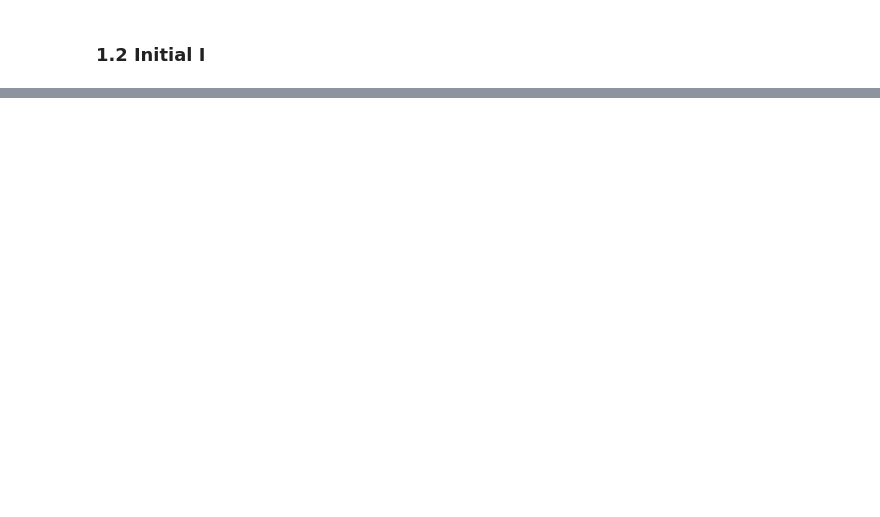
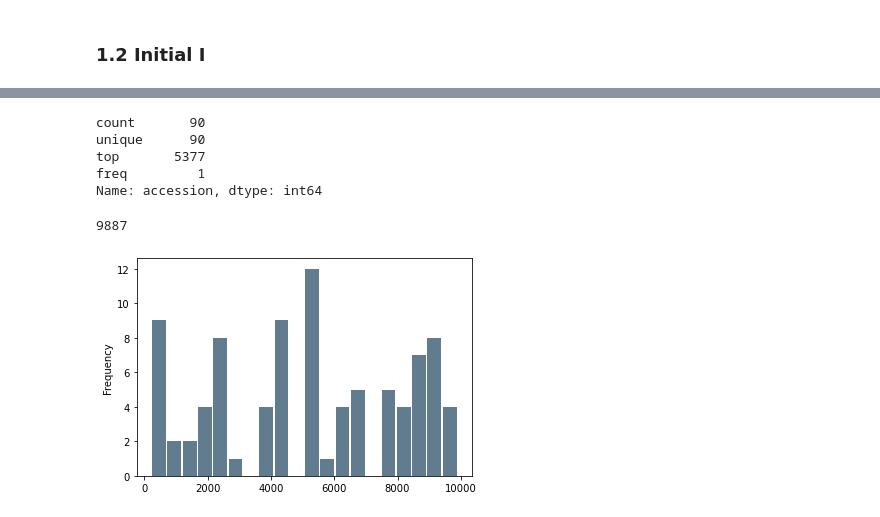
Before and after one commit to nahomiiiie/genomic_sampling, a Jupyter notebook: 01-creation.ipynb, the cells around one changed output, grey strips where cells are left out. Cells and saved outputs as stored; diff of their text form; code cells hidden in the pictures; blank space fills up the shorter version.

Commit message:
finished functions. todo:figure out time steps and sampling

```diff
--- a/01-creation.ipynb
+++ b/01-creation.ipynb
@@ -140,0 +169,40 @@ array([ 0,  2,  3,  4,  6,  7,  8,  9, 10, 11, 12, 13, 14, 16, 18, 19])
+# %%
+for day in times:
+    step = int(day)
+    hoy = datetime.date.fromisoformat('2020-03-01') + datetime.timedelta(days=step)
+    sus = agents[agents.state=="S"]
+    inf = agents[agents.state=="I"]
+
+    for ii in inf.T:
+        print(ii)
+        if agents.iloc[ii].recovery == hoy:
+            agents.at[ii, 'state'] = 'R'
+            break
+        com = agents.iloc[ii].community
+        ins = num_infected(0.3, sus[sus.community==com].index)
+        for i in ins:
+            ID =  random.randint(1,9999)
+            indID = agents.iloc[ii].accession
+            agents.at[i, 'accession'] = ID
+            agents.at[i, 'state'] = "I"
+            agents.at[i, 'infection_date'] = hoy
+            agents.at[i, 'index_ID'] = indID
+            agents.at[i, 'recovery'] = hoy + datetime.timedelta(days=round(np.random.exponential(10)))
+            #agents.at[ii, 'descendants'] = np.append(i) #this is logic is so wrong skskkssk fix
+            allseq[ID] = spot_mutation(agent_mut_num, allseq[indID])
+
+
+        outs = num_infected(0.15, sus[sus.community!=com].index)
+        for o in outs:
+            ID =  random.randint(1,9999)
+            indID = agents.iloc[ii].accession
+            agents.at[o, 'accession'] = ID
+            agents.at[o, 'state'] = "I"
+            agents.at[o, 'infection_date'] = hoy
+            agents.at[o, 'index_ID'] = indID
+            agents.at[o, 'recovery'] = hoy + datetime.timedelta(days=round(np.random.exponential(10)))
+            #agents.at[ii, 'descendants'] = np.append(o) #this is logic is so wrong skskkssk fix
+            allseq[ID] = spot_mutation(agent_mut_num, allseq[indID])
+        #print(ins)
+        #print(outs)
+    print("today " + str(day))
@@ -140,0 +227,19 @@ array([ 0,  2,  3,  4,  6,  7,  8,  9, 10, 11, 12, 13, 14, 16, 18, 19])
+# %%
+agents.accession.describe()
+# %% [output]
+count       90
+unique      90
+top       5377
+freq         1
+Name: accession, dtype: int64
+# %%
+agents.index_ID.max()
+# %% [output]
+9887
+# %%
+agents.index_ID.plot.hist(bins=20, rwidth=0.9,
+                   color='#607c8e')
+plt.ylabel=('Frequency')
+plt.xlabel=('Infector')
+# %% [output]
+[figure, added]
```
Also changed, not shown: parts of 25 cells of this notebook, 1 other file.
